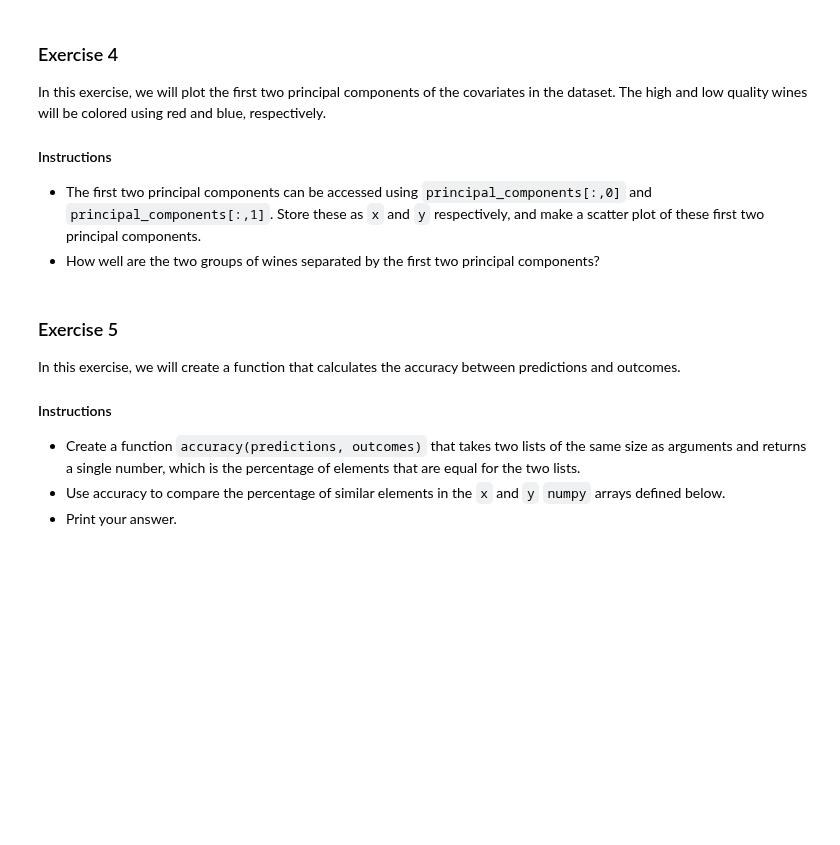
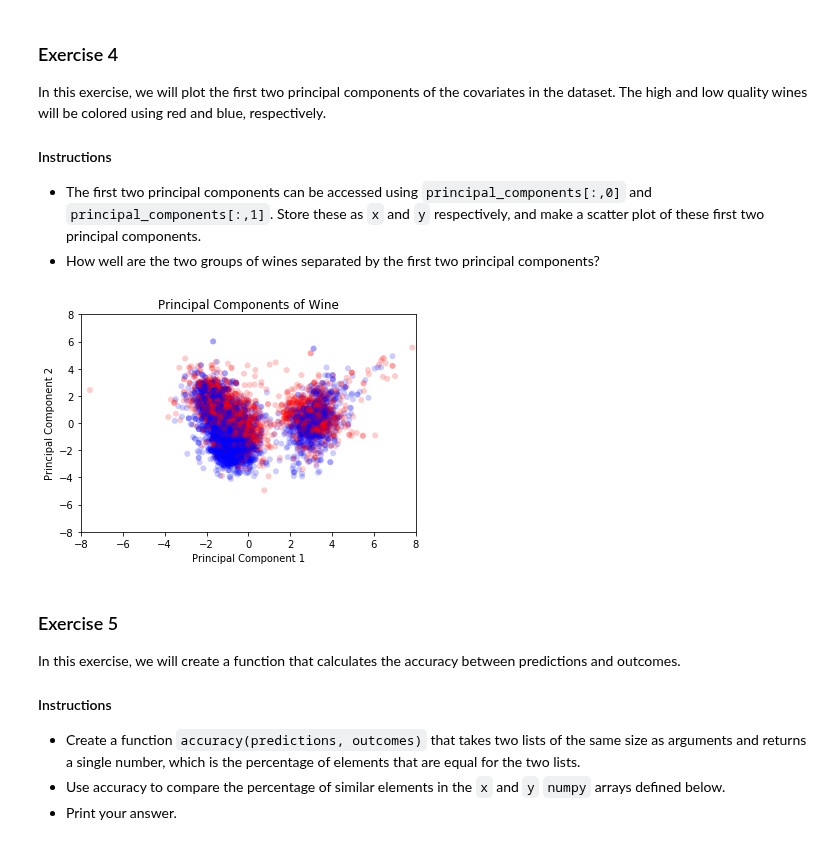
Before and after one commit to udaytak/Edx_PythonForResearch, a Jupyter notebook: 3_32. Case Study - Wine Classification.ipynb, the cells around one changed output. Cells and saved outputs as stored; diff of their text form; code cells hidden in the pictures; blank space fills up the shorter version.

```diff
--- a/3_32. Case Study - Wine Classification.ipynb
+++ b/3_32. Case Study - Wine Classification.ipynb
@@ -160,18 +160,20 @@ In this exercise, we will plot the first two principal components of the covaria
 # %%
 import matplotlib.pyplot as plt
 from matplotlib.colors import ListedColormap
 from matplotlib.backends.backend_pdf import PdfPages
 observation_colormap = ListedColormap(['red', 'blue'])
-x = # Enter your code here!
-y = # Enter your code here!
+x = principal_components[:,0]
+y = principal_components[:,1]
 
 plt.title("Principal Components of Wine")
 plt.scatter(x, y, alpha = 0.2,
     c = data['high_quality'], cmap = observation_colormap, edgecolors = 'none')
 plt.xlim(-8, 8); plt.ylim(-8, 8)
 plt.xlabel("Principal Component 1")
 plt.ylabel("Principal Component 2")
 plt.show()
+# %% [output]
+[figure, added]
 # %% [markdown]
 ### Exercise 5
 
```
Also changed, not shown: parts of 1 cell of this notebook.
